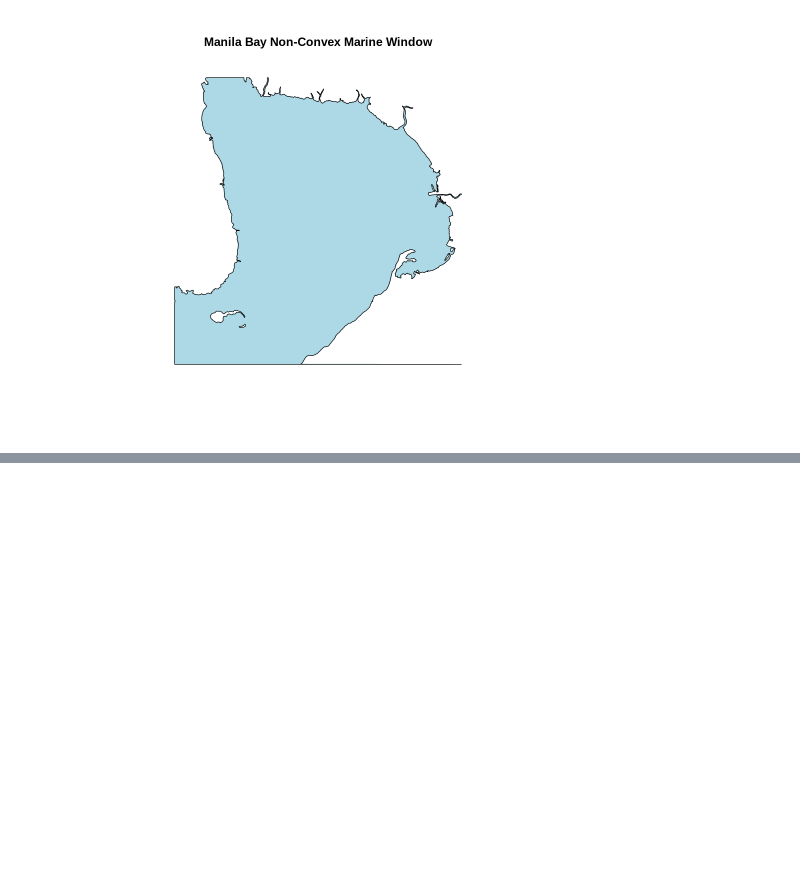
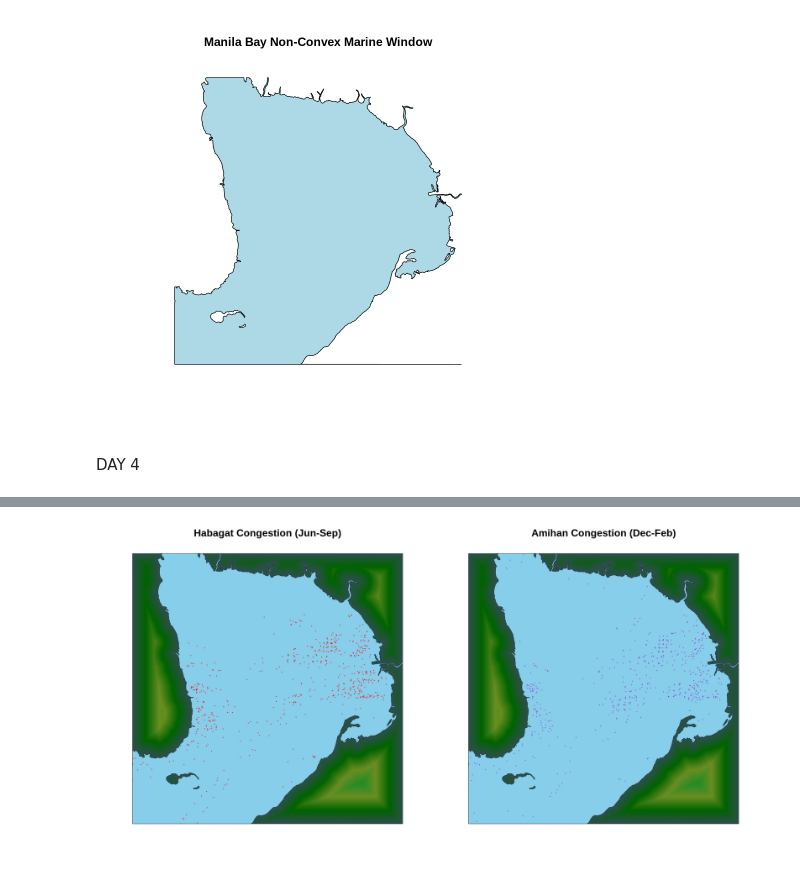
Before and after one commit to rm-cg/maritime-anisotropy-lgcp-R, a Jupyter notebook: 01_maritime_anisotropy_LGCP.ipynb, the cells around one changed output, grey strips where cells are left out. Cells and saved outputs as stored; diff of their text form; code cells hidden in the pictures; blank space fills up the shorter version.

Commit message:
feat: non-convex-marine-window-generation

```diff
--- a/01_maritime_anisotropy_LGCP.ipynb
+++ b/01_maritime_anisotropy_LGCP.ipynb
@@ -145,3 +133,59 @@ print("Successfully generated the non-convex marine observation window!")
 plot(marine_window, main = "Manila Bay Non-Convex Marine Window", col = "lightblue")
 # %% [output]
 [figure]
+# %% [markdown]
+DAY 4
+# %%
+# Proxy Point Pattern Ingestion (Ultra-Realistic No-White Gradient)
+
+# 1. Force Google Colab to render a plot
+options(repr.plot.width = 28, repr.plot.height = 14)
+
+# 2. Read all Habagat and Amihan files
+habagat_files <- list.files(pattern = "GFW_SAR_Habagat_.*\\.csv")
+amihan_files <- list.files(pattern = "GFW_SAR_Amihan_.*\\.csv")
+habagat_data <- do.call(rbind, lapply(habagat_files, read.csv))
+amihan_data <- do.call(rbind, lapply(amihan_files, read.csv))
+
+# 3. Extract longitude and latitude
+coords_H <- na.omit(habagat_data[, c("lon", "lat")])
+coords_A <- na.omit(amihan_data[, c("lon", "lat")])
+
+# 4. Create the ppp objects mapped to your marine window
+ppp_habagat <- ppp(x = coords_H$lon, y = coords_H$lat, window = marine_window)
+ppp_amihan <- ppp(x = coords_A$lon, y = coords_A$lat, window = marine_window)
+
+# 5. Permanently delete the rejected points from memory
+ppp_habagat <- ppp_habagat[marine_window]
+ppp_amihan <- ppp_amihan[marine_window]
+
+# 6. Generate the REALISTIC Earth Gradient (High Resolution)
+# dimyx = 512 makes the pixels tiny so the gradient is perfectly smooth
+land_gradient <- bdist.pixels(land_owin, dimyx = 512)
+land_gradient <- land_gradient[land_owin, drop=FALSE]
+
+# 7. The "Play of Greens" (Zero White, Zero Sand) - Updated for Earth-like colors
+# Uses a strict scale of vibrant greens
+earth_palette <- colorRampPalette(c("darkslategray", "darkgreen", "olivedrab", "forestgreen"))(256)
+
+# Adjusted mar parameter to reduce horizontal spacing between plots
+par(mfrow=c(1,2), cex.main=2.5, mar=c(5, 2, 4, 0.5) + 0.1)
+
+# --- HABAGAT MAP ---
+plot(manila_bay_window, main = "Habagat Congestion (Jun-Sep)", col="white")
+# Plot the smooth solid land polygon first so NO white pixels peek through
+plot(land_owin, add = TRUE, col = "darkolivegreen")
+# Overlay the distance-based pixel gradient
+plot(land_gradient, add = TRUE, col = earth_palette, ribbon = FALSE)
+# Plot the water polygon LAST so its smooth edges cover any jagged pixel edges
+plot(marine_window, add = TRUE, col = "skyblue")
+# Plot the red ships
+plot(ppp_habagat, add = TRUE, pch = 20, cex = 0.5, col = "red")
+
+# --- AMIHAN MAP ---
+plot(manila_bay_window, main = "Amihan Congestion (Dec-Feb)", col="white")
+plot(land_owin, add = TRUE, col = "darkolivegreen")
+plot(land_gradient, add = TRUE, col = earth_palette, ribbon = FALSE)
+plot(marine_window, add = TRUE, col = "skyblue")
+plot(ppp_amihan, add = TRUE, pch = 20, cex = 0.5, col = "darkorchid")
+# %% [output]
@@ -147,0 +196 @@ plot(marine_window, main = "Manila Bay Non-Convex Marine Window", col = "lightbl
+[figure, added]
```
Also changed, not shown: parts of 9 cells of this notebook.
